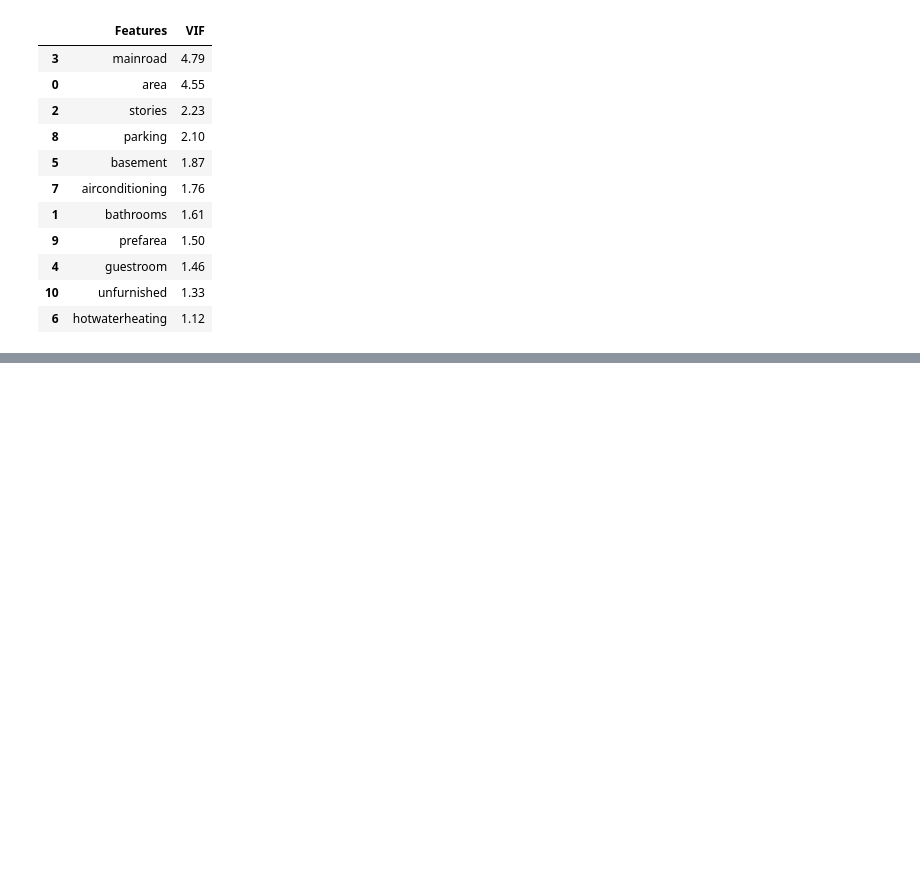
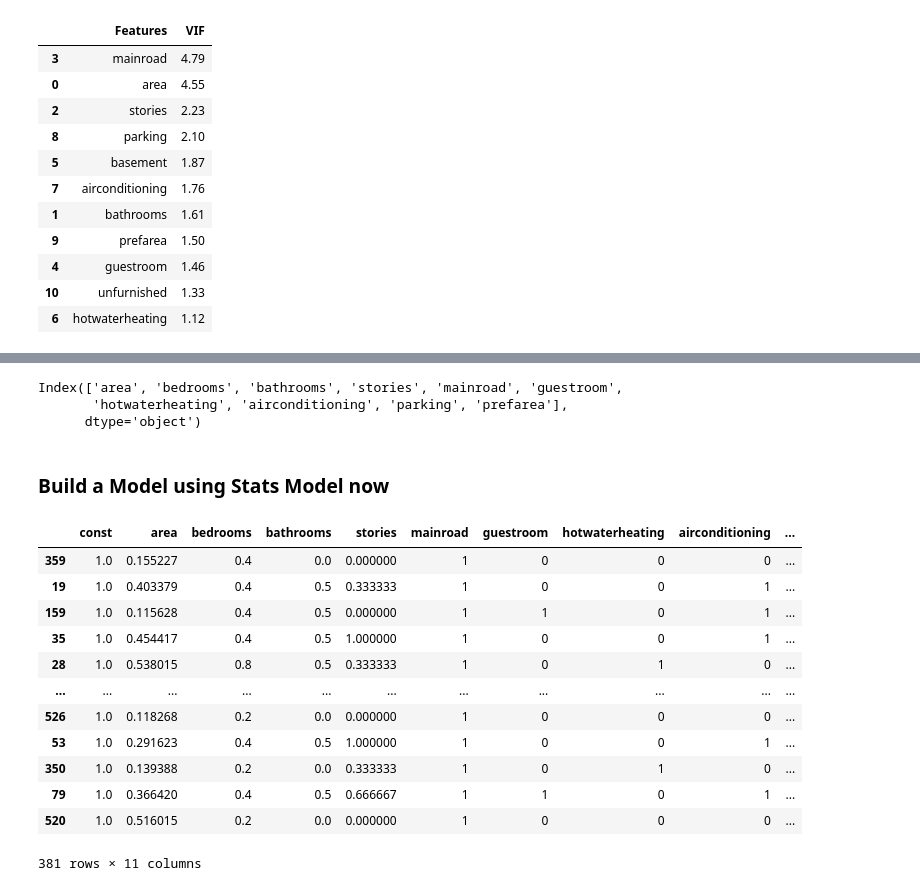
Before and after one commit to khairnardevashish/Advertising-Simple-Linear-Regression, a Jupyter notebook: MLR/Multiple LR.ipynb, the cells around one changed output, grey strips where cells are left out. Cells and saved outputs as stored; diff of their text form; code cells hidden in the pictures; blank space fills up the shorter version.

```diff
--- a/MLR/Multiple LR.ipynb
+++ b/MLR/Multiple LR.ipynb
@@ -566,0 +669,3 @@ vif
+# %%
+LM = LinearRegression()
+LM.fit(X_train,y_train)
@@ -566,0 +674,4 @@ vif
+# %%
+#Using RFE to select 10 variables out og 13
+rfe = RFE(LM, 10)
+rfe = rfe.fit(X_train, y_train)
@@ -566,0 +694,28 @@ vif
+# %%
+col = X_train.columns[rfe.support_]
+col
+# %% [output]
+Index(['area', 'bedrooms', 'bathrooms', 'stories', 'mainroad', 'guestroom',
+       'hotwaterheating', 'airconditioning', 'parking', 'prefarea'],
+      dtype='object')
+# %% [markdown]
+### Build a Model using Stats Model now
+# %%
+X_train_rfe = X_train[col]
+# %%
+X_train_rfe = sm.add_constant(X_train_rfe)
+X_train_rfe
+# %% [output]
+|  | const | area | bedrooms | bathrooms | stories | mainroad | guestroom | hotwaterheating | airconditioning | ... |
+| 359 | 1.0 | 0.155227 | 0.4 | 0.0 | 0.000000 | 1 | 0 | 0 | 0 | ... |
+| 19 | 1.0 | 0.403379 | 0.4 | 0.5 | 0.333333 | 1 | 0 | 0 | 1 | ... |
+| 159 | 1.0 | 0.115628 | 0.4 | 0.5 | 0.000000 | 1 | 1 | 0 | 1 | ... |
+| 35 | 1.0 | 0.454417 | 0.4 | 0.5 | 1.000000 | 1 | 0 | 0 | 1 | ... |
+| 28 | 1.0 | 0.538015 | 0.8 | 0.5 | 0.333333 | 1 | 0 | 1 | 0 | ... |
+| ... | ... | ... | ... | ... | ... | ... | ... | ... | ... | ... |
+| 526 | 1.0 | 0.118268 | 0.2 | 0.0 | 0.000000 | 1 | 0 | 0 | 0 | ... |
+| 53 | 1.0 | 0.291623 | 0.4 | 0.5 | 1.000000 | 1 | 0 | 0 | 1 | ... |
+| 350 | 1.0 | 0.139388 | 0.2 | 0.0 | 0.333333 | 1 | 0 | 1 | 0 | ... |
+| 79 | 1.0 | 0.366420 | 0.4 | 0.5 | 0.666667 | 1 | 1 | 0 | 1 | ... |
+| 520 | 1.0 | 0.516015 | 0.2 | 0.0 | 0.000000 | 1 | 0 | 0 | 0 | ... |
+381 rows × 11 columns
```
Also changed, not shown: parts of 29 cells of this notebook.
